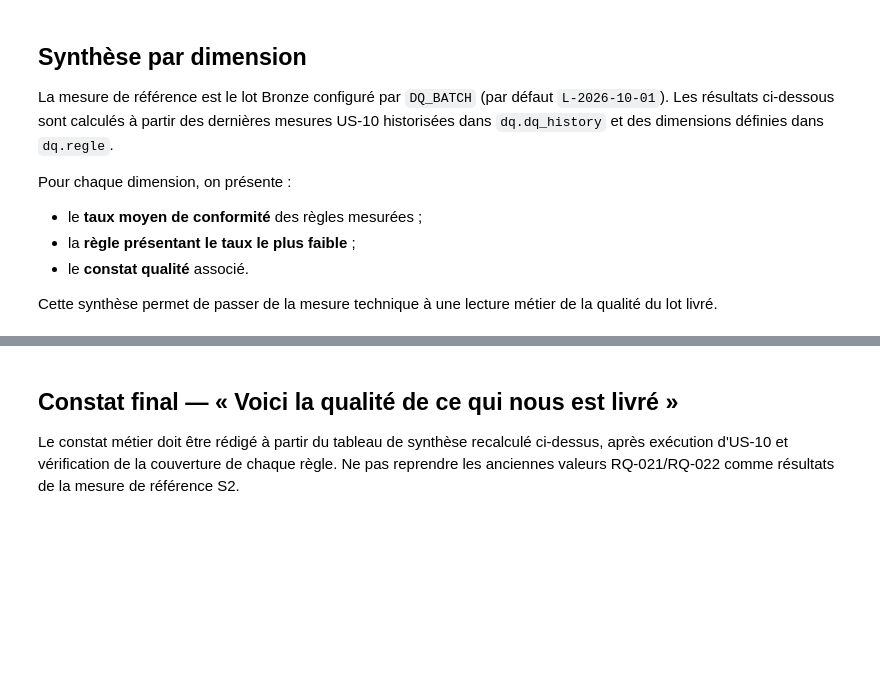
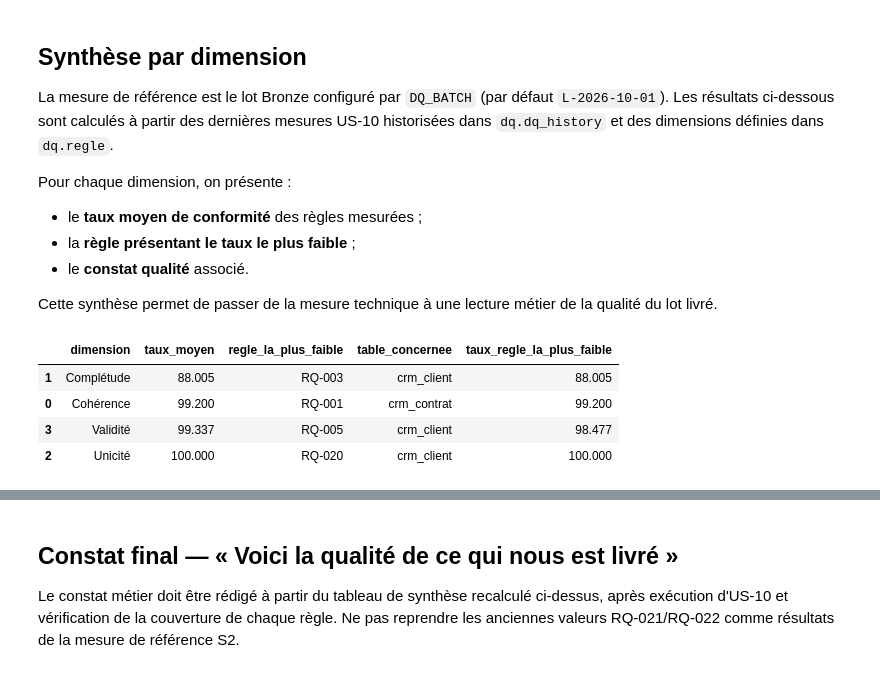
Before and after one commit to ruthabebeneg/td-qualite-g02, a Jupyter notebook: notebooks/S2_g02.ipynb, the cells around one changed output, grey strips where cells are left out. Saved outputs shown, nothing was run; the diff lists cells and outputs as text; code cells hidden in the pictures; blank space fills up the shorter version.

```diff
--- a/notebooks/S2_g02.ipynb
+++ b/notebooks/S2_g02.ipynb
@@ -829,79 +1057,21 @@ Pour chaque dimension, on présente :
 
 Cette synthèse permet de passer de la mesure technique à une lecture métier de la qualité du lot livré.
 # %%
-# %% US-15 — Résultats par dimension
-#
-# Synthèse des dernières mesures S2, avec le même poids pour chaque couple règle/table.
-
-synthese_dimension = query("""
-    WITH classees AS (
-        SELECT
-            h.batch_id,
-            h.couche,
-            h.rule_id,
-            h.table_cible,
-            h.taux_conformite,
-            h.id,
-            ROW_NUMBER() OVER (
-                PARTITION BY h.batch_id, h.couche, h.rule_id, h.table_cible
-                ORDER BY h.id DESC
-            ) AS rang_mesure
-        FROM dq.dq_history h
-        WHERE h.batch_id = :b
-          AND h.couche = 'BRONZE'
-          AND h.rule_id IN ('RQ-001', 'RQ-002', 'RQ-003', 'RQ-005', 'RQ-009', 'RQ-010', 'RQ-020')
-    ),
-    mesures AS (
-        SELECT
-            c.rule_id,
-            c.table_cible,
-            c.taux_conformite,
-            CASE
-                WHEN r.dimension LIKE 'Validité%' THEN 'Validité'
-                ELSE r.dimension
-            END AS dimension,
-            r.seuil_min
-        FROM classees c
-        JOIN dq.regle r
-          ON r.rule_id = c.rule_id
-        WHERE c.rang_mesure = 1
-    ),
-    agrege AS (
-        SELECT
-            dimension,
-            ROUND(AVG(taux_conformite), 3) AS taux_moyen,
-            MIN(taux_conformite) AS taux_plus_faible
-        FROM mesures
-        WHERE taux_conformite IS NOT NULL
-        GROUP BY dimension
-    ),
-    regle_faible AS (
-        SELECT
-            m.dimension,
-            m.rule_id,
-            m.table_cible,
-            m.taux_conformite,
-            ROW_NUMBER() OVER (
-                PARTITION BY m.dimension
-                ORDER BY m.taux_conformite ASC, m.rule_id, m.table_cible
-            ) AS rn
-        FROM mesures m
-        WHERE m.taux_conformite IS NOT NULL
-    )
-    SELECT
-        a.dimension,
-        a.taux_moyen,
-        rf.rule_id AS regle_la_plus_faible,
-        rf.table_cible AS table_concernee,
-        rf.taux_conformite AS taux_regle_la_plus_faible
-    FROM agrege a
-    JOIN regle_faible rf
-      ON rf.dimension = a.dimension
-     AND rf.rn = 1
-    ORDER BY a.taux_moyen ASC
-""", b=BATCH)
-
+# Synthèse des huit mesures de l’exécution sélectionnée, sans nouvelle sélection « dernières ».
+mesures_dimension = historique_us15.merge(regles[["rule_id", "dimension"]], on="rule_id", validate="many_to_one")
+mesures_dimension["dimension"] = mesures_dimension.dimension.str.replace(r"^Validité.*", "Validité", regex=True)
+mesures_dimension["taux_conformite"] = pd.to_numeric(mesures_dimension.taux_conformite)
+mesures_dimension = mesures_dimension.dropna(subset=["taux_conformite"])
+faibles = mesures_dimension.sort_values(["taux_conformite", "rule_id", "table_cible"]).drop_duplicates("dimension")
+synthese_dimension = mesures_dimension.groupby("dimension").taux_conformite.mean().round(3).rename("taux_moyen").reset_index()
+synthese_dimension = synthese_dimension.merge(faibles[["dimension","rule_id","table_cible","taux_conformite"]].rename(columns={"rule_id":"regle_la_plus_faible","table_cible":"table_concernee","taux_conformite":"taux_regle_la_plus_faible"}), on="dimension").sort_values("taux_moyen")
 display(synthese_dimension)
+# %% [output]
+|  | dimension | taux_moyen | regle_la_plus_faible | table_concernee | taux_regle_la_plus_faible |
+| 1 | Complétude | 88.005 | RQ-003 | crm_client | 88.005 |
+| 0 | Cohérence | 99.200 | RQ-001 | crm_contrat | 99.200 |
+| 3 | Validité | 99.337 | RQ-005 | crm_client | 98.477 |
+| 2 | Unicité | 100.000 | RQ-020 | crm_client | 100.000 |
 # %%
 # %% US-15 — Constat qualité
 
```
Also changed, not shown: parts of 22 cells of this notebook, 55 other files.
